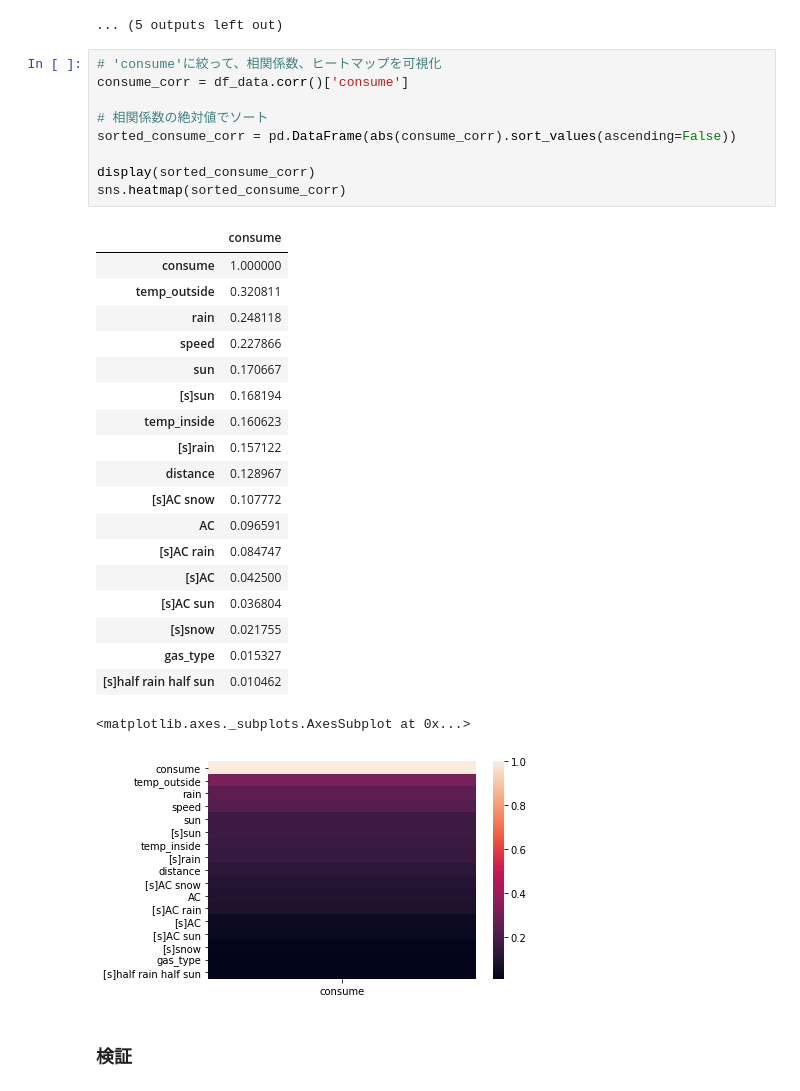
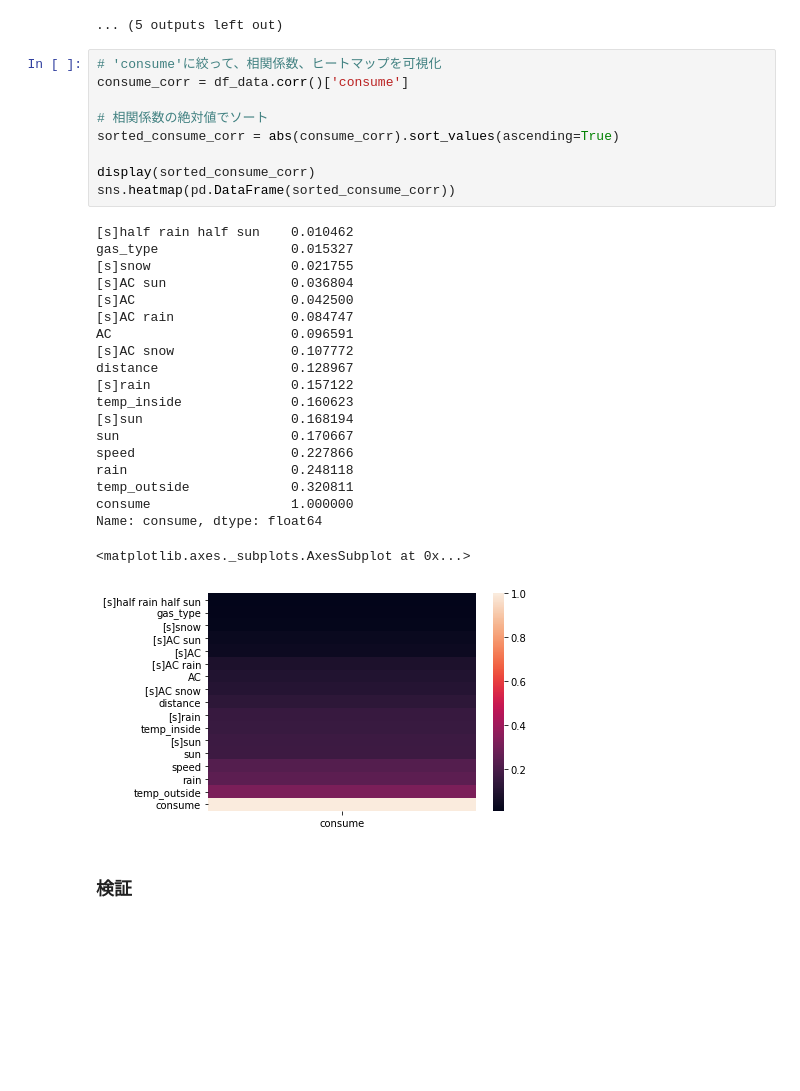
Before and after one commit to kusafusa-k/kaggle, a Jupyter notebook: Car_Fuel_Consumption/DAY2_work_草房慶.ipynb, the cells around one changed output. Saved outputs shown, nothing was run; the diff lists cells and outputs as text; blank space fills up the shorter version.

```diff
--- a/Car_Fuel_Consumption/DAY2_work_草房慶.ipynb
+++ b/Car_Fuel_Consumption/DAY2_work_草房慶.ipynb
@@ -231,33 +233,33 @@ for column in df_data.columns:
 # %%
 # 'consume'に絞って、相関係数、ヒートマップを可視化
 consume_corr = df_data.corr()['consume']
 
 # 相関係数の絶対値でソート
-sorted_consume_corr = pd.DataFrame(abs(consume_corr).sort_values(ascending=False))
+sorted_consume_corr = abs(consume_corr).sort_values(ascending=True)
 
 display(sorted_consume_corr)
-sns.heatmap(sorted_consume_corr)
+sns.heatmap(pd.DataFrame(sorted_consume_corr))
 # %% [output]
-|  | consume |
-| consume | 1.000000 |
-| temp_outside | 0.320811 |
-| rain | 0.248118 |
-| speed | 0.227866 |
-| sun | 0.170667 |
-| [s]sun | 0.168194 |
-| temp_inside | 0.160623 |
-| [s]rain | 0.157122 |
-| distance | 0.128967 |
-| [s]AC snow | 0.107772 |
-| AC | 0.096591 |
-| [s]AC rain | 0.084747 |
-| [s]AC | 0.042500 |
-| [s]AC sun | 0.036804 |
-| [s]snow | 0.021755 |
-| gas_type | 0.015327 |
-| [s]half rain half sun | 0.010462 |
-<matplotlib.axes._subplots.AxesSubplot at 0x...>
+[s]half rain half sun    0.010462
+gas_type                 0.015327
+[s]snow                  0.021755
+[s]AC sun                0.036804
+[s]AC                    0.042500
+[s]AC rain               0.084747
+AC                       0.096591
+[s]AC snow               0.107772
+distance                 0.128967
+[s]rain                  0.157122
+temp_inside              0.160623
+[s]sun                   0.168194
+sun                      0.170667
+speed                    0.227866
+rain                     0.248118
+temp_outside             0.320811
+consume                  1.000000
+Name: consume, dtype: float64
+<matplotlib.axes._subplots.AxesSubplot at 0x...>
-[figure, old version]
+[figure, new version]
 # %% [markdown]
 ### 検証
 # %% [markdown]
```
Also changed, not shown: parts of 26 cells of this notebook.
